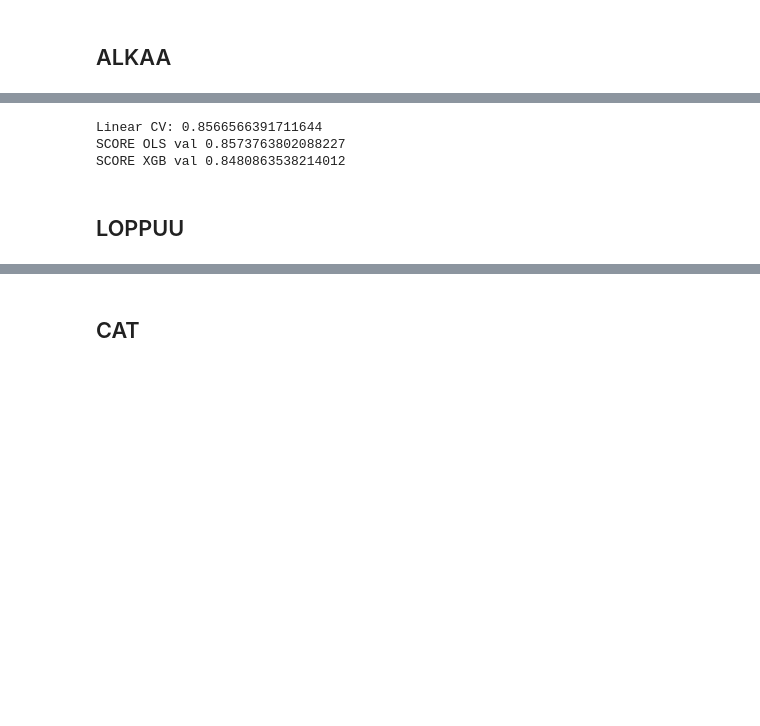
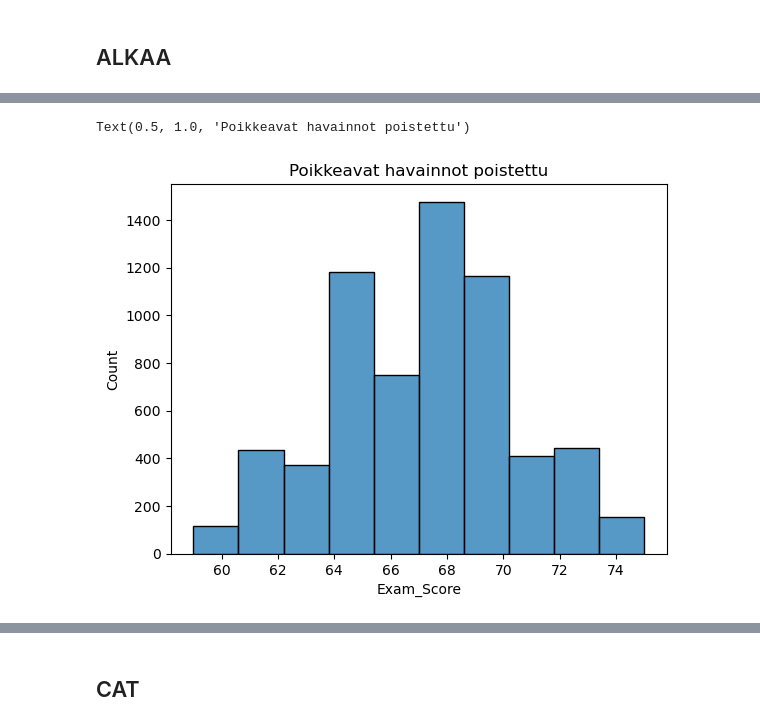
Before and after one commit to joona111/TIES4600, a Jupyter notebook: students.ipynb, the cells around one changed output, grey strips where cells are left out. Saved outputs shown, nothing was run; the diff lists cells and outputs as text; code cells hidden in the pictures; blank space fills up the shorter version.

```diff
--- a/students.ipynb
+++ b/students.ipynb
@@ -189,66 +191,0 @@ Notes:
-# %%
-from sklearn.compose import ColumnTransformer
-from sklearn.pipeline import Pipeline
-from sklearn.model_selection import KFold
-import numpy as np
-X,y = load_data()
-#y = np.log(y)
-categorical_columns = X.select_dtypes(include=object).columns.tolist()
-numerical_columns = X.select_dtypes(exclude=object).columns.tolist()
-transformer = ColumnTransformer([
-    ("onehot",OneHotEncoder(sparse_output=False,drop="first"),categorical_columns),
-     ("scaler",StandardScaler(),numerical_columns)
-])
-pipeline = Pipeline([
-    ("preprocess",transformer),
-    ("model",LinearRegression())
-])
-
-print(f'Linear CV: {np.mean(cross_val_score(pipeline,X,y))} ')
-
-kf = KFold(n_splits=5, shuffle=True, random_state=42)
-scores = []
-scores_ols=[]
-scores_train = []
-for train_idx, val_idx in kf.split(X):
-    X_train, X_val = X.iloc[train_idx].copy(), X.iloc[val_idx].copy()
-    y_train, y_val = y[train_idx].copy(), y[val_idx].copy()
-
-    onehot = OneHotEncoder(sparse_output=False,drop="first")
-    scaler =StandardScaler()
-
-    X_train_encoded = onehot.fit_transform(X_train[categorical_columns])
-    X_val_encoded = onehot.transform(X_val[categorical_columns])
-    encoded_names = onehot.get_feature_names_out()
-
-
-    X_train[numerical_columns] = scaler.fit_transform(X_train[numerical_columns])
-    X_val[numerical_columns] = scaler.transform(X_val[numerical_columns])
-    X_train  = pd.concat([X_train[numerical_columns],pd.DataFrame(X_train_encoded,columns=encoded_names,index = X_train.index)],axis=1)
-    X_val = pd.concat([X_val[numerical_columns],pd.DataFrame(X_val_encoded,columns=encoded_names,index = X_val.index)],axis=1)
-
-
-    model = XGBRegressor(random_state=42,early_stopping_rounds=50,learning_rate=0.2,max_depth=3,n_estimators=1000)
-    model.fit(X_train,y_train,eval_set=[(X_val,y_val)],verbose=False)
-    preds = model.predict(X_val)
-    preds_tr = model.predict(X_train)
-    r2 = r2_score(y_val,preds)
-
-    X_train = sm.add_constant(X_train)
-    X_val = sm.add_constant(X_val)
-    ols =OLS(y_train,X_train)
-    ols_model = ols.fit()
-    preds = ols_model.predict(X_val)
-    r2_ols =r2_score(y_val,preds)
-
-    scores_ols.append(r2_ols)
-
-    scores.append(r2)
-print(f'SCORE OLS val {np.mean(scores_ols)}')
-print(f'SCORE XGB val {np.mean(scores)}')
-# %% [output]
-Linear CV: 0.8566566391711644
-SCORE OLS val 0.8573763802088227
-SCORE XGB val 0.8480863538214012
-# %% [markdown]
-## LOPPUU
@@ -294,0 +192,7 @@ sns.boxplot(data=students,x="Sleep_Hours",y="Exam_Score",ax=axs[0,2],hue="outlie
+# %%
+sns.histplot(y,bins=10)
+
+plt.title("Poikkeavat havainnot poistettu")
+# %% [output]
+Text(0.5, 1.0, 'Poikkeavat havainnot poistettu')
+[figure, added]
```
Also changed, not shown: parts of 12 cells of this notebook.
